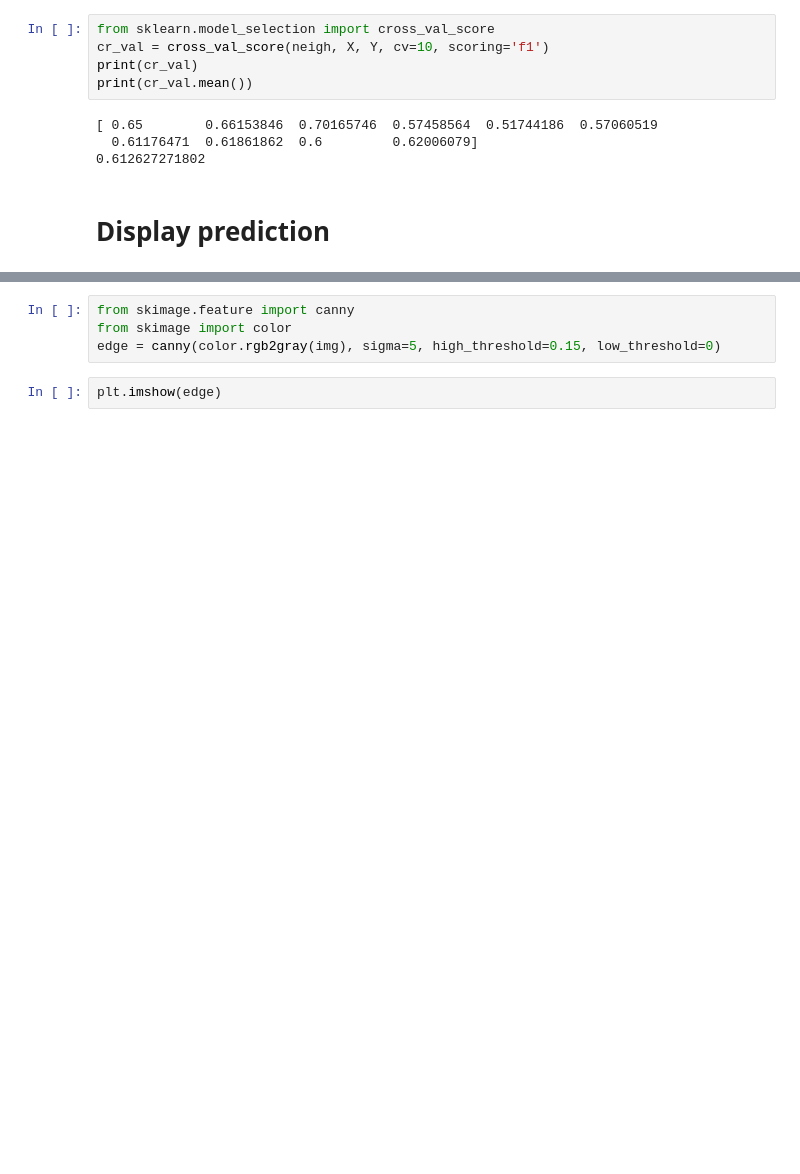
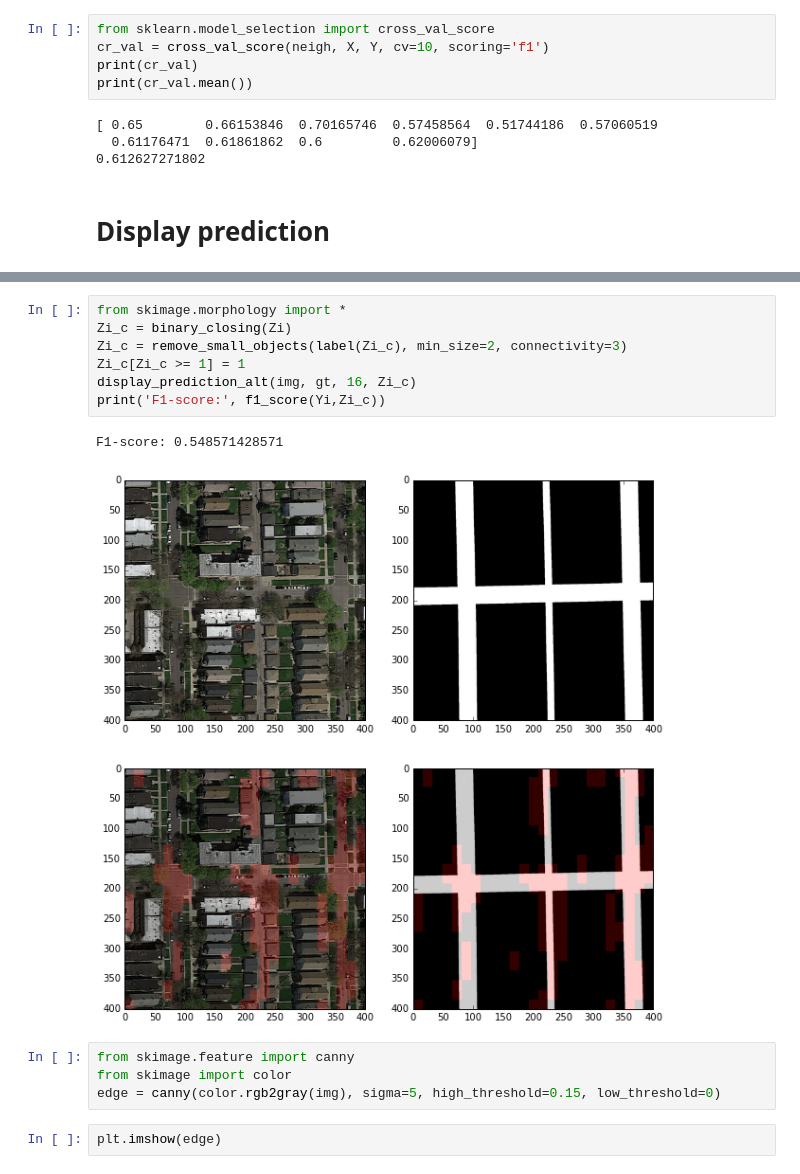
Before and after one commit to PaluchowskiMatthew/MachineLearning, a Jupyter notebook: Projects/project2/project_road_segmentation/Marie's segment_aerial_images.ipynb, the cells around one changed output, grey strips where cells are left out. Saved outputs shown, nothing was run; the diff lists cells and outputs as text; blank space fills up the shorter version.

```diff
--- a/Projects/project2/project_road_segmentation/Marie's segment_aerial_images.ipynb
+++ b/Projects/project2/project_road_segmentation/Marie's segment_aerial_images.ipynb
@@ -91,3 +105,13 @@ print('Confusion matrix:', pretty_confusion(["bg", "road"], Yi, Zi))
+# %%
+from skimage.morphology import *
+Zi_c = binary_closing(Zi)
+Zi_c = remove_small_objects(label(Zi_c), min_size=2, connectivity=3)
+Zi_c[Zi_c >= 1] = 1
+display_prediction_alt(img, gt, 16, Zi_c)
+print('F1-score:', f1_score(Yi,Zi_c))
+# %% [output]
+F1-score: 0.548571428571
+[figure, added]
 # %%
 from skimage.feature import canny
 from skimage import color
```
Also changed, not shown: parts of 11 cells of this notebook.
